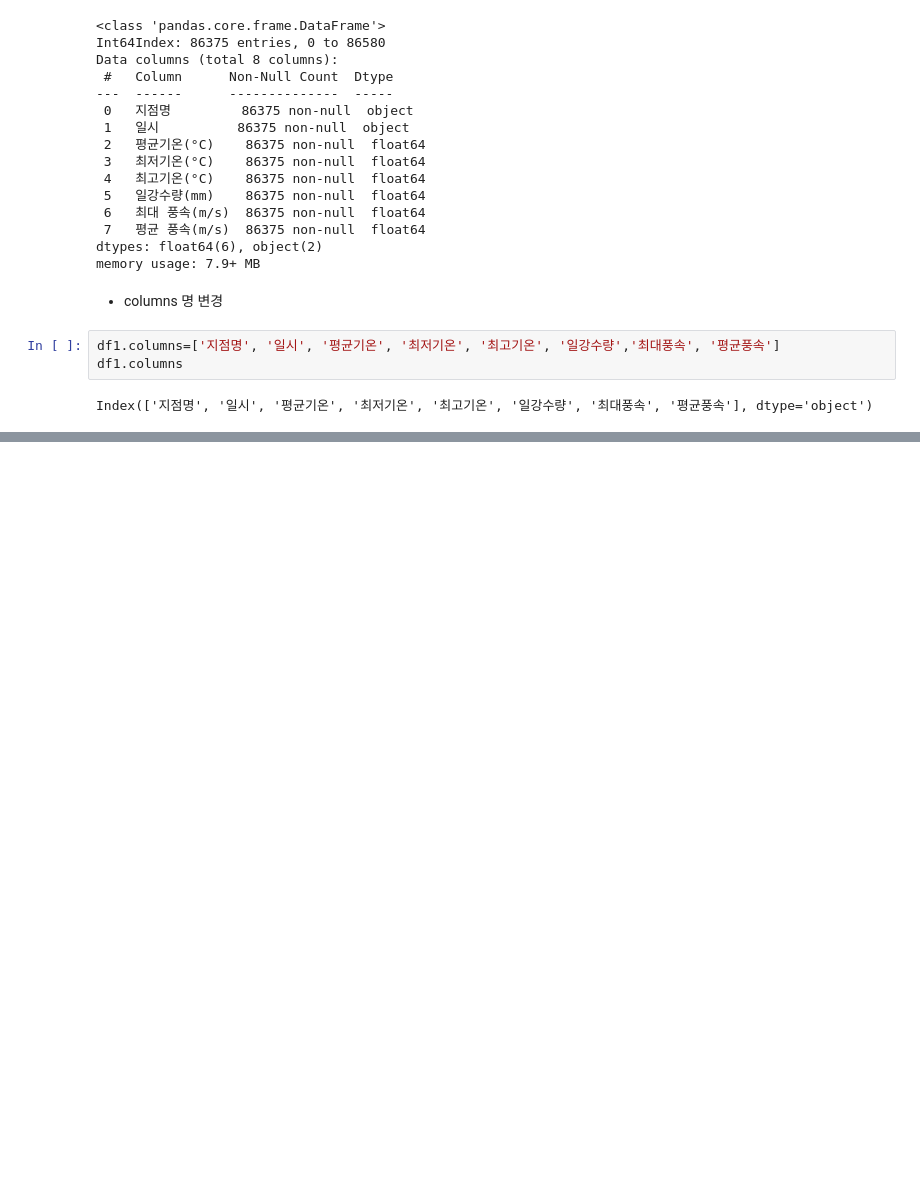
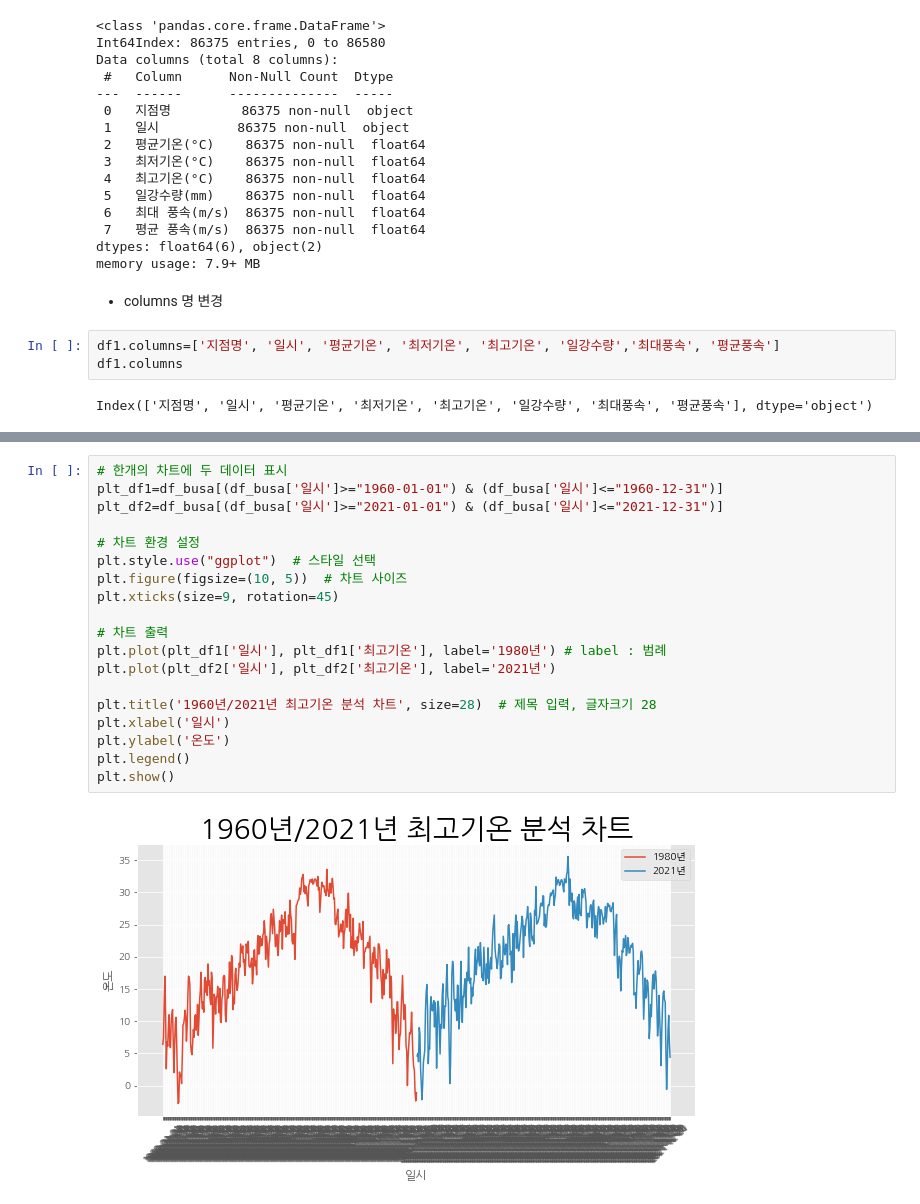
Before and after one commit to toughC/Python_Machine_Learning, a Jupyter notebook: 05_dataVisualization.ipynb, the cells around one changed output, grey strips where cells are left out. Saved outputs shown, nothing was run; the diff lists cells and outputs as text; blank space fills up the shorter version.

```diff
--- a/05_dataVisualization.ipynb
+++ b/05_dataVisualization.ipynb
@@ -376,0 +589,21 @@ Index(['지점명', '일시', '평균기온', '최저기온', '최고기온', '
+# %%
+# 한개의 차트에 두 데이터 표시
+plt_df1=df_busa[(df_busa['일시']>="1960-01-01") & (df_busa['일시']<="1960-12-31")]
+plt_df2=df_busa[(df_busa['일시']>="2021-01-01") & (df_busa['일시']<="2021-12-31")]
+
+# 차트 환경 설정
+plt.style.use("ggplot")  # 스타일 선택
+plt.figure(figsize=(10, 5))  # 차트 사이즈
+plt.xticks(size=9, rotation=45)
+
+# 차트 출력
+plt.plot(plt_df1['일시'], plt_df1['최고기온'], label='1980년') # label : 범례
+plt.plot(plt_df2['일시'], plt_df2['최고기온'], label='2021년')
+
+plt.title('1960년/2021년 최고기온 분석 차트', size=28)  # 제목 입력, 글자크기 28
+plt.xlabel('일시')
+plt.ylabel('온도')
+plt.legend()
+plt.show()
+# %% [output]
+[figure, added]
```
Also changed, not shown: parts of 46 cells of this notebook.
